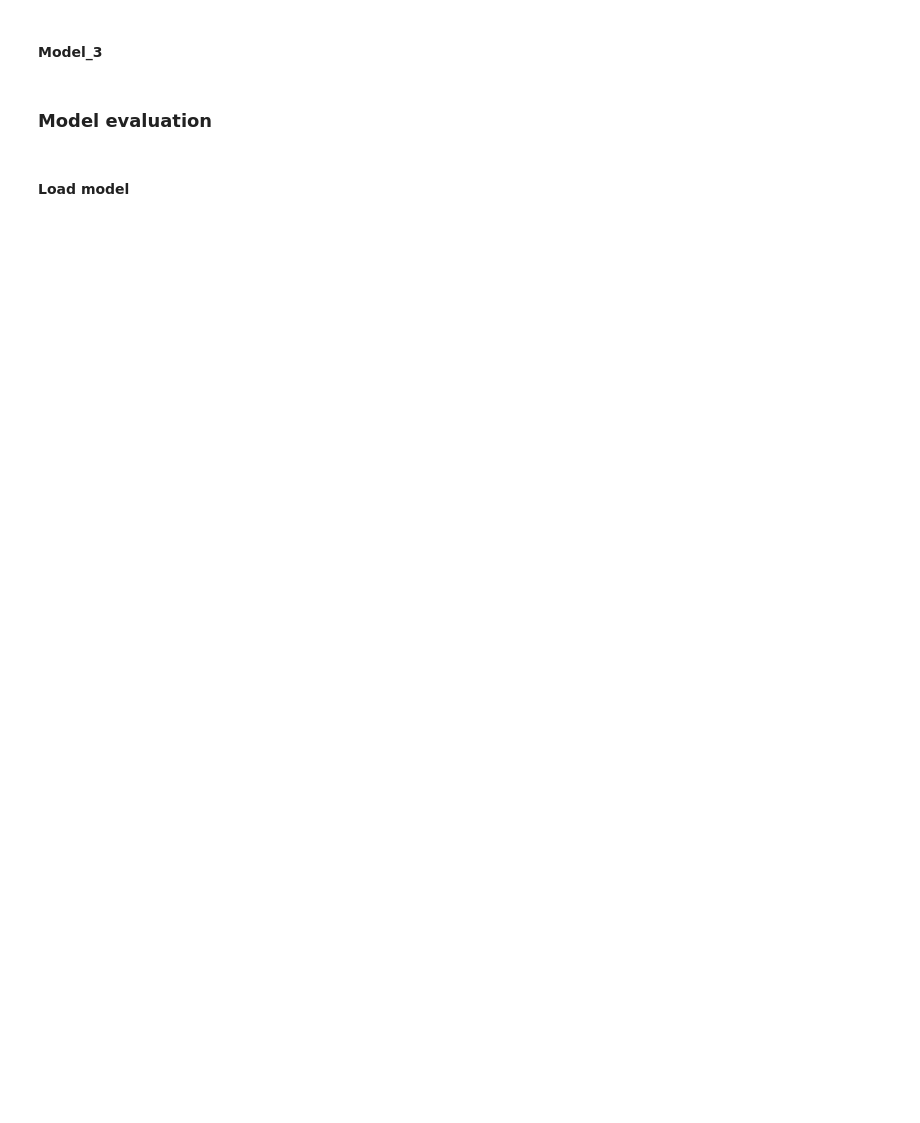
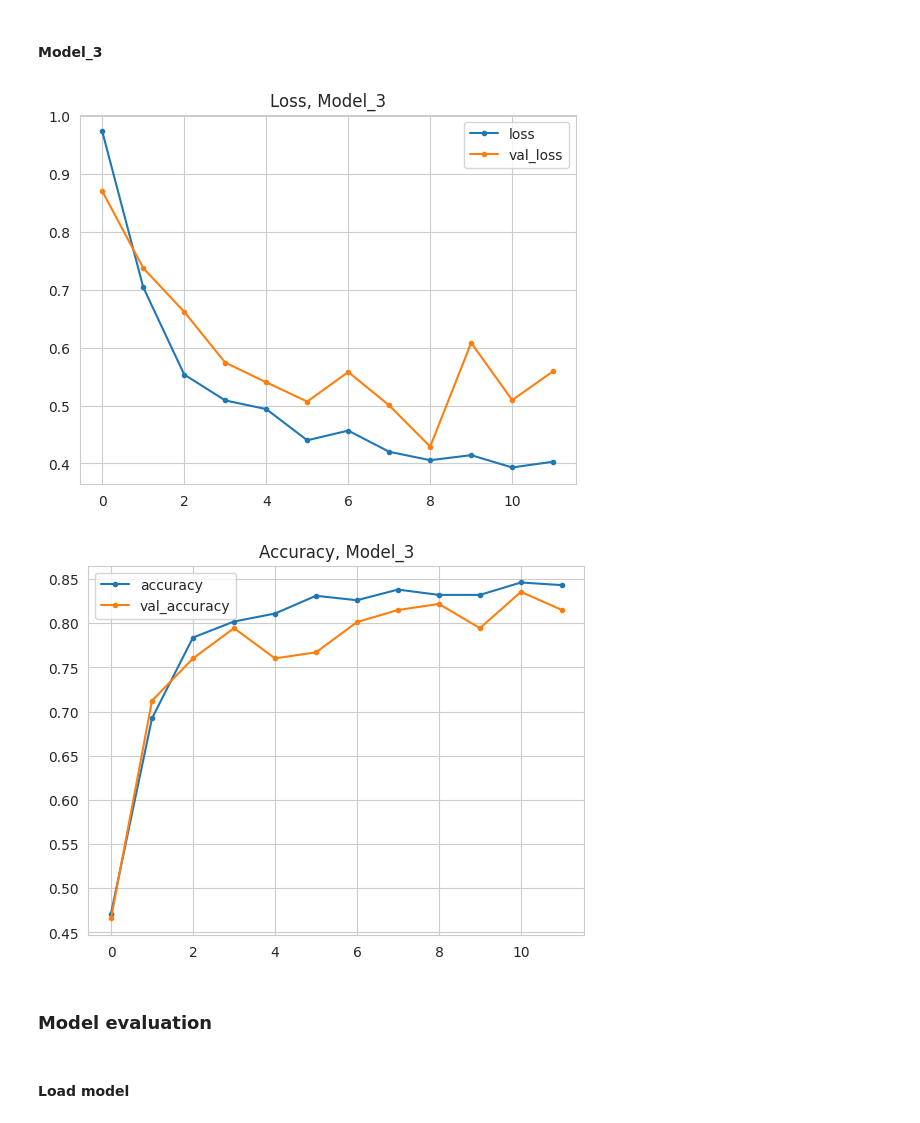
Before and after one commit to Code-Institute-Submissions/corals_health, a Jupyter notebook: jupyter_notebooks/4_model_cross-compare_and_vote.ipynb, the cells around one changed output. Cells and saved outputs as stored; diff of their text form; code cells hidden in the pictures; blank space fills up the shorter version.

```diff
--- a/jupyter_notebooks/4_model_cross-compare_and_vote.ipynb
+++ b/jupyter_notebooks/4_model_cross-compare_and_vote.ipynb
@@ -521,19 +526,22 @@ plt.show()
 # %%
 losses = pd.DataFrame(model_3.history.history)
 
 sns.set_style("whitegrid")
 losses[['loss', 'val_loss']].plot(style='.-')
-plt.title("Loss, Model_3, Action_3")
-plt.savefig(f'{file_path}/model_3_act_3_training_losses.png',
+plt.title("Loss, Model_3")
+plt.savefig(f'{file_path}/model_3_training_losses.png',
             bbox_inches='tight', dpi=150)
 plt.show()
 
 print("\n")
 losses[['accuracy', 'val_accuracy']].plot(style='.-')
-plt.title("Accuracy, Model_3, Action_3")
-plt.savefig(f'{file_path}/model_3_act_3_training_acc.png',
+plt.title("Accuracy, Model_3")
+plt.savefig(f'{file_path}/model_3_training_acc.png',
             bbox_inches='tight', dpi=150)
 plt.show()
+# %% [output]
+[figure, added]
+[figure, added]
 # %% [markdown]
 ### Model evaluation
 # %% [markdown]
```
Also changed, not shown: parts of 37 cells of this notebook, 13 other files.
